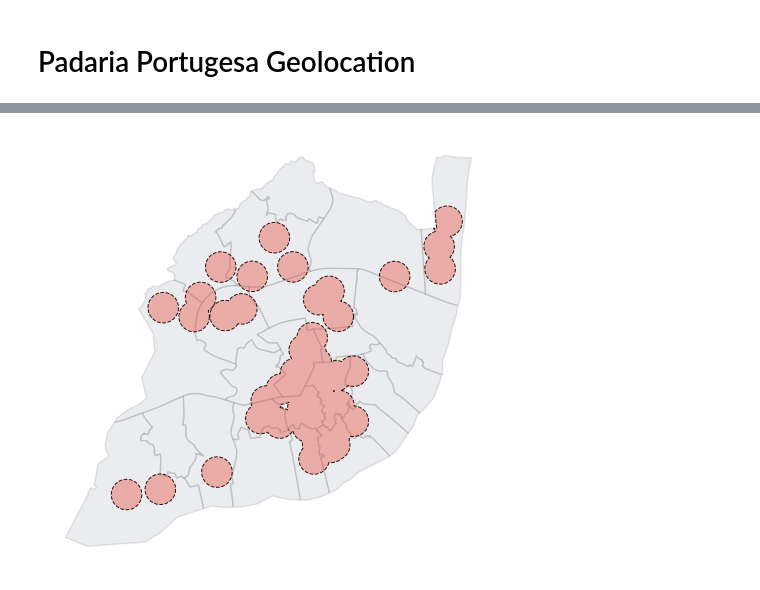
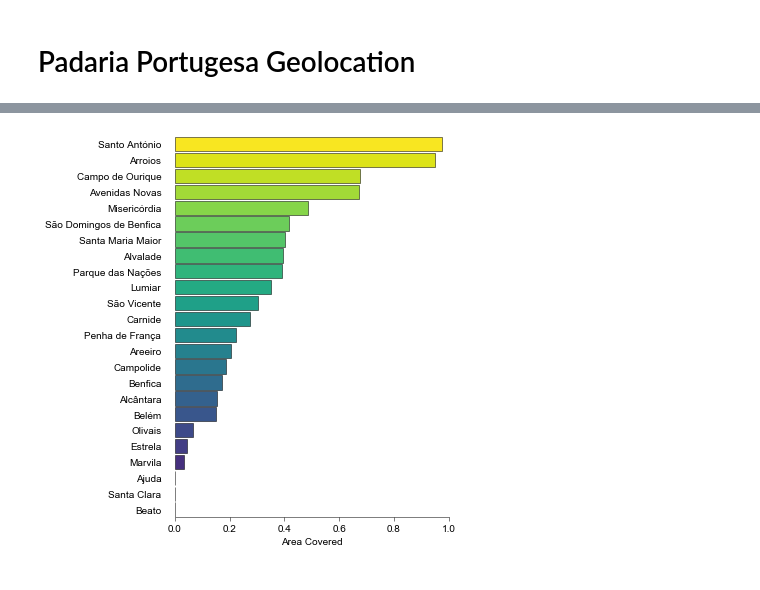
Before and after one commit to ricardozacarias/padarias, a Jupyter notebook: padarias.ipynb, the cells around one changed output, grey strips where cells are left out. Drawn from its saved outputs; the diff is of its cells as text; code cells hidden in the pictures.

```diff
--- a/padarias.ipynb
+++ b/padarias.ipynb
@@ -53,8 +83,0 @@ difference = gp.GeoSeries(circles.intersection(freguesias.unary_union))
-# %%
-base = freguesias.plot(figsize=(6, 6), facecolor='#34495e', edgecolor='black', linewidth= 1.5, alpha=.1)
-difference.plot(ax=base, facecolor='none', edgecolor='k', lw=1, ls='dashed')
-difference.plot(ax=base, facecolor='#e74c3c', alpha=.4)
-base.axis('off');
-plt.savefig('figures/area_difference.png', dpi=100)
-# %% [output]
-[figure, removed]
@@ -60,0 +90,49 @@ plt.savefig('figures/area_difference.png', dpi=100)
+# %%
+freguesias['area_covered'] = intersections_all.area/freguesias.area
+# %%
+freguesias.sort_values(by='area_covered', ascending=True, inplace=True)
+freguesias['colors'] = get_colors('viridis', freguesias.shape[0], plot=False)
+# %%
+def categorical_bar(data, rotation=0, name='figures/default_categorical_bar', save=False):
+
+    # makes a categorical bar plot
+    # input data has to be a dataframe with 3 columns
+    # column 0 contains the labels that go on the x-axis (already pre-formatted)
+    # column 1 contains the values
+    # column 2 contains the colors
+    # the title of the value-columns contains the label for the Y-axis
+    # the name variable should contain path and filename to save to file
+
+    size_dict = {4:4,
+                 17:8}
+
+    labels = list(data[data.columns[0]])
+    values = list(data[data.columns[1]])
+
+    fig, ax = plt.subplots(figsize=(6, 6))
+    ax = default_plot(ax, ['left'])
+    x = range(len(values))
+
+    ax.yaxis.set_tick_params(length=0)
+    ax.spines['left'].set_visible(False)
+
+    plt.ylim(-0.45, len(values) - 0.45)
+    plt.xlim(0, 1)
+
+    xlabel = data.columns[1].replace('_',' ').title()
+    ylabel = data.columns[0].replace('_',' ').title()
+
+    plt.xlabel(xlabel)
+    plt.yticks(x, labels)
+    plt.xticks([0, 0.2, 0.4, 0.6, 0.8, 1])
+    plt.barh(x, values, height=.9, color=data.colors, edgecolor='k', lw=.5)
+
+    if save:
+        plt.tight_layout()
+        plt.savefig(name + '.png', dpi=100)
+
+    plt.show()
+
+categorical_bar(freguesias[['NOME', 'area_covered', 'colors']], save=True)
+# %% [output]
+[figure, added]
```
Also changed, not shown: parts of 27 cells of this notebook, 4 other files.
